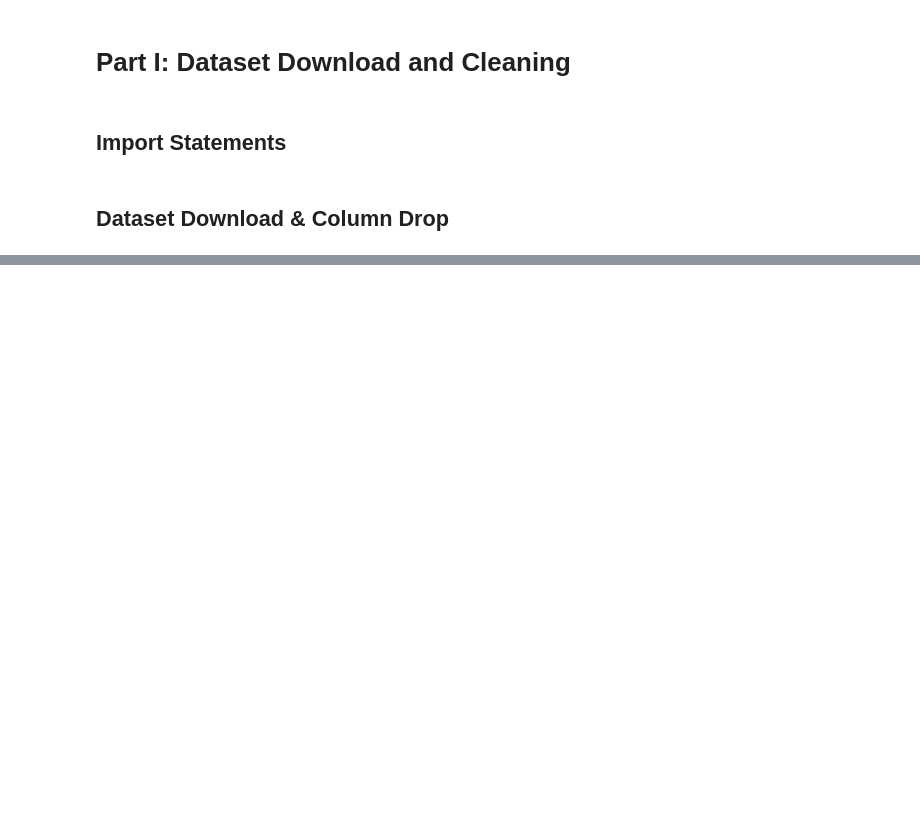
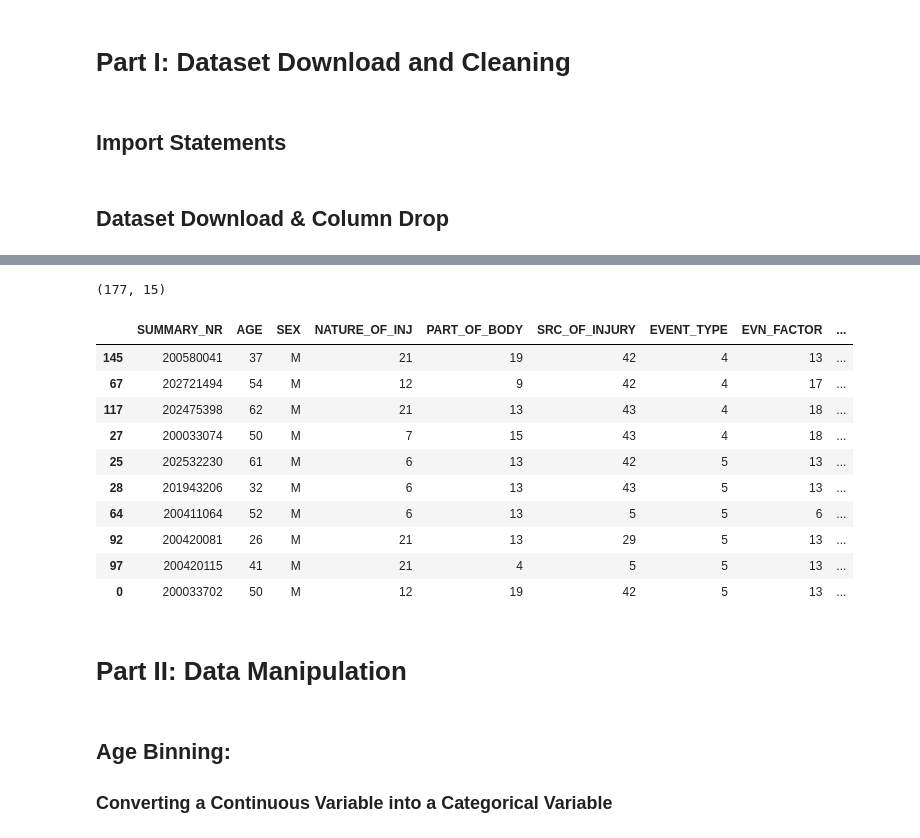
Before and after one commit to DillonPlummer/apriori-algo-MS, a Jupyter notebook: TEC-740-notebook.ipynb, the cells around one changed output, grey strips where cells are left out. Saved outputs shown, nothing was run; the diff lists cells and outputs as text; code cells hidden in the pictures; blank space fills up the shorter version.

```diff
--- a/TEC-740-notebook.ipynb
+++ b/TEC-740-notebook.ipynb
@@ -274,0 +64,50 @@ rules.head(50)
+# %%
+# print age counts
+AGE_df = pd.DataFrame({'Age Counts':df['AGE'].value_counts()})
+# dfi.export(AGE_df.head(10), "Age_Counts.png")
+# AGE_df.to_excel('age_output.xlsx')
+
+# print sex counts
+SEX_df = pd.DataFrame({'Sex Counts':df['SEX'].value_counts()})
+# dfi.export(SEX_df, "Sex_Counts.png")
+# SEX_df.to_excel('sex_output.xlsx')
+
+FALL_HT_counts_df = pd.DataFrame({'Fall Height Counts':df['FALL_HT'].value_counts()})
+FALL_DISTANCE_counts_df = pd.DataFrame({'Fall Distance Counts':df['FALL_DISTANCE'].value_counts()})
+
+# print('Unique Fall Height Counts')
+# print(FALL_HT_counts_df.shape)
+# print('\n')
+# print('Unique Fall Distance Counts')
+# print(FALL_HT_counts_df.shape)
+
+fall_causes_df_4 = df[df['EVENT_TYPE']==4]
+fall_causes_df_5 = df[df['EVENT_TYPE']==5]
+
+fall_causes_df_combined = pd.concat([fall_causes_df_4, fall_causes_df_5])
+fall_causes_df_combined.shape
+
+fall_ht_only = fall_causes_df_combined[fall_causes_df_combined['FALL_HT']!='']
+fall_ht_only.shape
+
+fatal_falls_only = fall_ht_only[fall_ht_only['DEGREE_OF_INJ']==1]
+print(fatal_falls_only.shape)
+fatal_falls_only.head(10)
+# %% [output]
+(177, 15)
+|  | SUMMARY_NR | AGE | SEX | NATURE_OF_INJ | PART_OF_BODY | SRC_OF_INJURY | EVENT_TYPE | EVN_FACTOR | ... |
+| 145 | 200580041 | 37 | M | 21 | 19 | 42 | 4 | 13 | ... |
+| 67 | 202721494 | 54 | M | 12 | 9 | 42 | 4 | 17 | ... |
+| 117 | 202475398 | 62 | M | 21 | 13 | 43 | 4 | 18 | ... |
+| 27 | 200033074 | 50 | M | 7 | 15 | 43 | 4 | 18 | ... |
+| 25 | 202532230 | 61 | M | 6 | 13 | 42 | 5 | 13 | ... |
+| 28 | 201943206 | 32 | M | 6 | 13 | 43 | 5 | 13 | ... |
+| 64 | 200411064 | 52 | M | 6 | 13 | 5 | 5 | 6 | ... |
+| 92 | 200420081 | 26 | M | 21 | 13 | 29 | 5 | 13 | ... |
+| 97 | 200420115 | 41 | M | 21 | 4 | 5 | 5 | 13 | ... |
+| 0 | 200033702 | 50 | M | 12 | 19 | 42 | 5 | 13 | ... |
+# %% [markdown]
+# Part II: Data Manipulation
+# %% [markdown]
+## Age Binning:
+### Converting a Continuous Variable into a Categorical Variable
```
Also changed, not shown: parts of 19 cells of this notebook, 55 other files.
